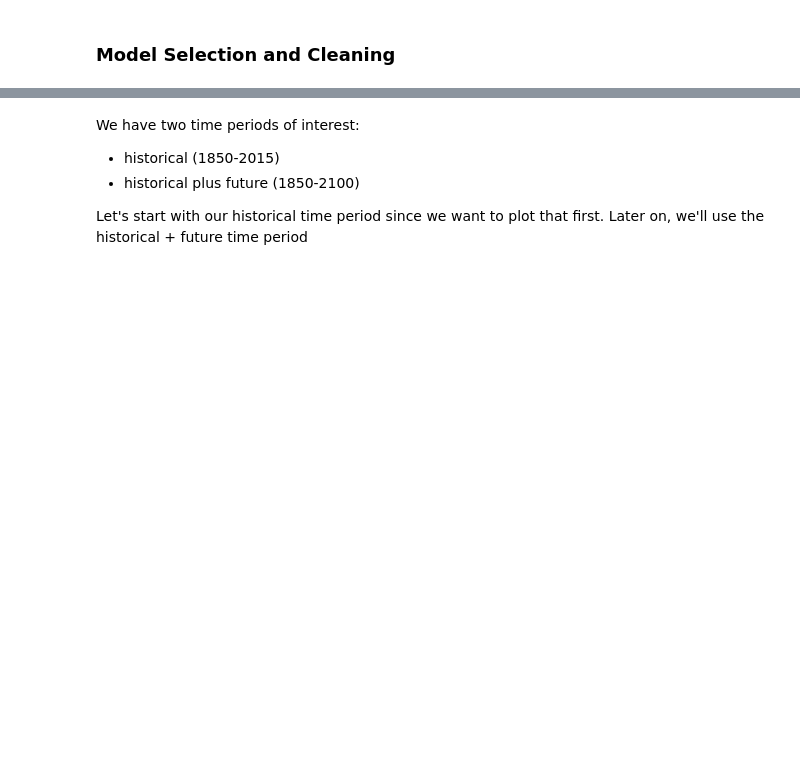
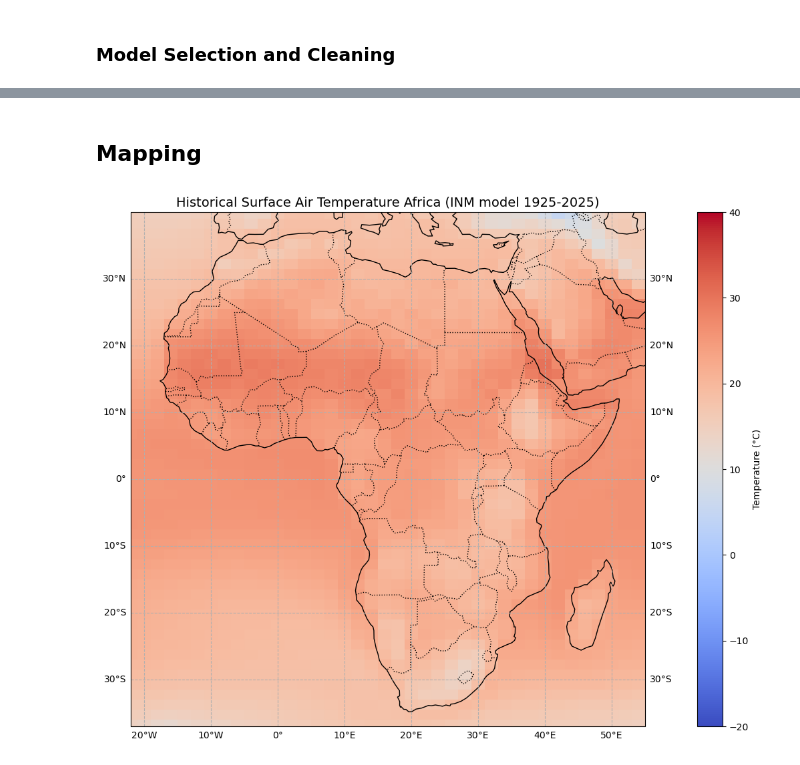
Before and after one commit to haylee360/eds296-hw2, a Jupyter notebook: eds296-hw2-oyler.ipynb, the cells around one changed output, grey strips where cells are left out. Saved outputs shown, nothing was run; the diff lists cells and outputs as text; code cells hidden in the pictures; blank space fills up the shorter version.

Commit message:
Finish mapping

```diff
--- a/eds296-hw2-oyler.ipynb
+++ b/eds296-hw2-oyler.ipynb
@@ -118,7 +131,0 @@ pr_congo_inm_370 = pr_congo_inm_370.mean(dim=["lat", "lon"])
-# %% [markdown]
-
-We have two time periods of interest:
-- historical (1850-2015)
-- historical plus future (1850-2100)
-
-Let's start with our historical time period since we want to plot that first. Later on, we'll use the historical + future time period
@@ -131,9 +132,50 @@ pr_congo_inm_370 = pr_congo_inm_370.sel(time=slice('1850-01-01', '2015-12-31'))
 # %%
-# Calculate the annual mean precipitation
-annual_mean_inm_370 = pr_congo_inm_370.groupby('time.year').mean()
+# Calculate the annual mean tas for each model and extract values
+# INM historical
+inm_hist_mean = inm_hist.mean(dim="time") - 273.15
+inm_hist_mean_val = inm_hist_mean.tas.values
 
-# Calculate best-fit parameters for the linear polynomial fit of precipitation to year
-x_inm_370 = np.polyfit(annual_mean_inm_370.year, annual_mean_inm_370, 1)
+# INM future
+inm_fut_mean = inm_fut.mean(dim="time") - 273.15
+inm_fut_mean_val = inm_fut_mean.tas.values
 
-# Generate a polynomial object using those best-fit parameters
-trend_line = np.poly1d(x_inm_370)
+# GFDL historical
+gfdl_hist_mean = gfdl_hist.mean(dim="time") - 273.15
+gfdl_hist_mean_val = gfdl_hist_mean.tas.values
+
+# GFDL future
+gfdl_fut_mean = gfdl_fut.mean(dim="time") - 273.15
+gfdl_fut_mean_val = gfdl_fut_mean.tas.values
+# %% [markdown]
+## Mapping
+# %%
+# Define object containing PlateCarree projection
+map = ccrs.PlateCarree()
+
+# Create figure/axis objects, use the map object to specify associated projection
+fig, ax = plt.subplots(figsize=(20, 10), subplot_kw={"projection": map})
+
+# Plot temperature data on the axes using the coolwarm colormap
+plot = ax.pcolormesh(inm_hist_mean.lon, inm_hist_mean.lat, inm_hist_mean_val,
+                     transform=map, cmap="coolwarm", vmin=-20, vmax=40)
+
+# Set spatial extent of plot
+ax.set_extent(region, crs=ccrs.PlateCarree())
+
+# Add colorbar and label it
+cbar = plt.colorbar(plot, ax=ax)
+cbar.set_label("Temperature (°C)")
+
+# Add coastline/border lines
+ax.add_feature(cfeature.COASTLINE)
+ax.add_feature(cfeature.BORDERS, linestyle=":")
+
+# Add grid lines
+gl = ax.gridlines(draw_labels=True, linestyle="--")
+gl.top_labels = False
+
+# Add title, show plot
+ax.set_title("Historical Surface Air Temperature Africa (INM model 1925-2025)", fontsize= 14)
+plt.show()
+# %% [output]
+[figure, added]
```
Also changed, not shown: parts of 14 cells of this notebook.
